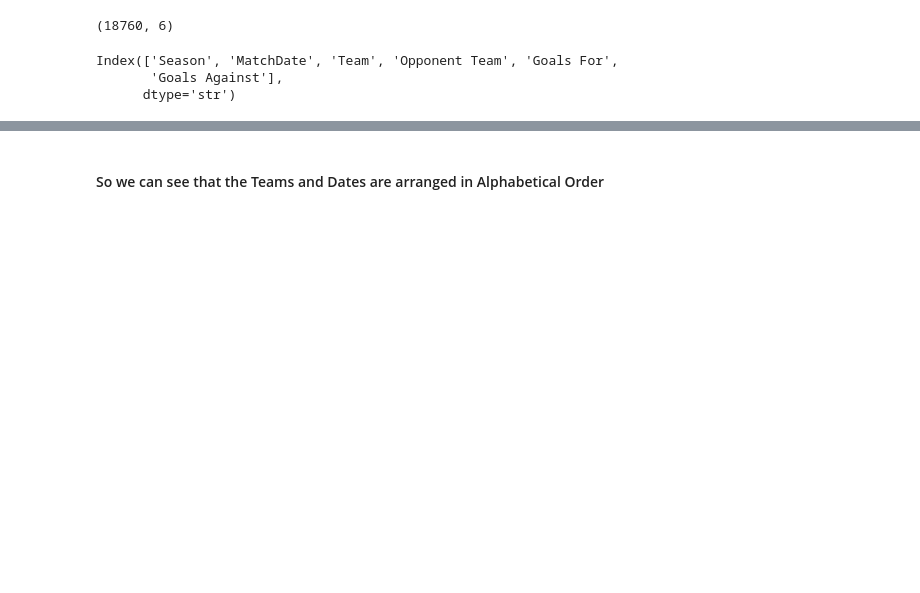
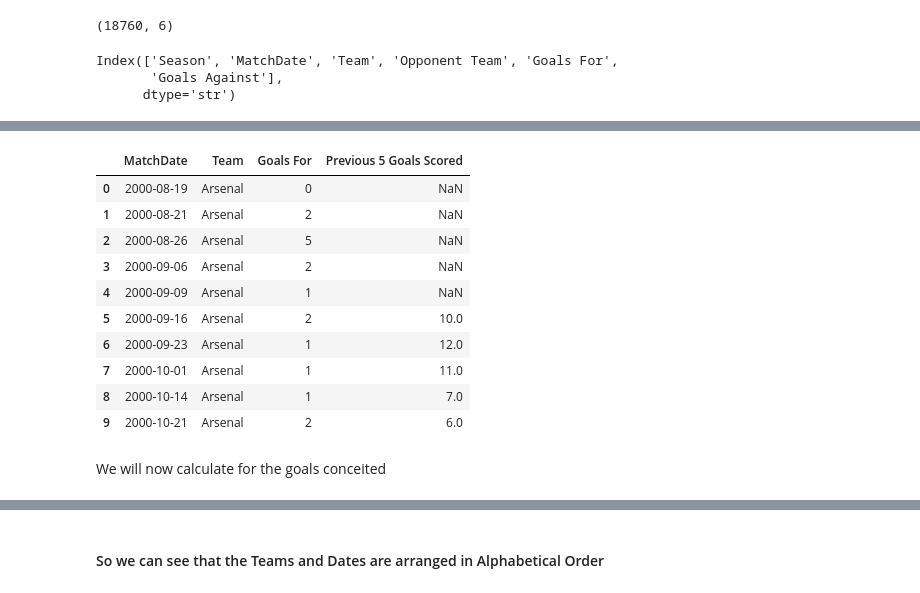
Before and after one commit to nemo-code-ai/epl-prediction-system, a Jupyter notebook: src/epl_prediction_system/system.ipynb, the cells around one changed output, grey strips where cells are left out. Drawn from its saved outputs; the diff is of its cells as text; code cells hidden in the pictures; blank space fills up the shorter version.

```diff
--- a/src/epl_prediction_system/system.ipynb
+++ b/src/epl_prediction_system/system.ipynb
@@ -370,0 +270,16 @@ ext_system
+# %%
+ext_system[ext_system['Team'] == 'Arsenal'][['MatchDate', 'Team', 'Goals For', 'Previous 5 Goals Scored']].head(10)
+# %% [output]
+|  | MatchDate | Team | Goals For | Previous 5 Goals Scored |
+| 0 | 2000-08-19 | Arsenal | 0 | NaN |
+| 1 | 2000-08-21 | Arsenal | 2 | NaN |
+| 2 | 2000-08-26 | Arsenal | 5 | NaN |
+| 3 | 2000-09-06 | Arsenal | 2 | NaN |
+| 4 | 2000-09-09 | Arsenal | 1 | NaN |
+| 5 | 2000-09-16 | Arsenal | 2 | 10.0 |
+| 6 | 2000-09-23 | Arsenal | 1 | 12.0 |
+| 7 | 2000-10-01 | Arsenal | 1 | 11.0 |
+| 8 | 2000-10-14 | Arsenal | 1 | 7.0 |
+| 9 | 2000-10-21 | Arsenal | 2 | 6.0 |
+# %% [markdown]
+We will now calculate for the goals conceited
```
Also changed, not shown: parts of 46 cells of this notebook.
